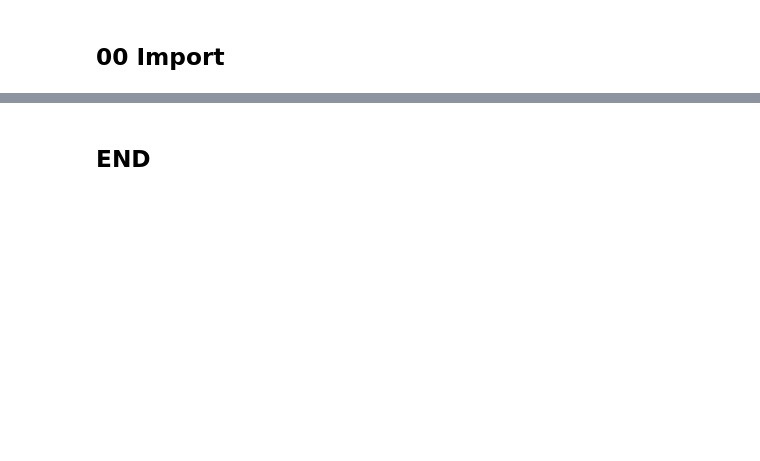
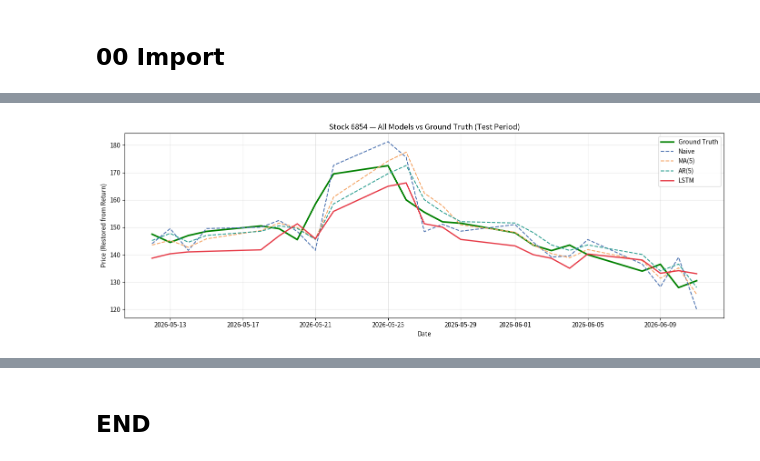
Before and after one commit to Chu-c-git/Automated_Trading_System, a Jupyter notebook: backend/trade/evaluation.ipynb, the cells around one changed output, grey strips where cells are left out. Cells and saved outputs as stored; diff of their text form; code cells hidden in the pictures; blank space fills up the shorter version.

```diff
--- a/backend/trade/evaluation.ipynb
+++ b/backend/trade/evaluation.ipynb
@@ -48 +275,50 @@ print(stock)
+# %%
+def plot_all_predictions(stock_code: str, close_wide, df_test,
+                         baseline_preds, lstm_preds, test_start: str):
+    col = f'close_{stock_code}'
+    close = close_wide[col]
+    test_close = close[close.index >= test_start]
+
+    colors = {
+        'Naive':   '#4C72B0',
+        'MA(5)':   '#F4A261',
+        'AR(5)':   '#2A9D8F',
+        'LSTM':    '#E63946',
+    }
+
+    fig, ax = plt.subplots(figsize=(14, 5))
+    ax.plot(test_close.index, test_close.values,
+            color='green', lw=2.5, label='Ground Truth')
+
+    # Baseline
+    for name, ret_pred in baseline_preds.items():
+        price_pred = ret_to_price(close, ret_pred.dropna())
+        ax.plot(price_pred.index, price_pred.values,
+                color=colors[name], lw=1.5, linestyle='--', label=name)
+
+    # LSTM
+    if stock_code in lstm_preds:
+        ret_pred = lstm_preds[stock_code].dropna()
+        price_pred = ret_to_price(close, ret_pred)
+        ax.plot(price_pred.index, price_pred.values,
+                color=colors['LSTM'], lw=2, linestyle='-', label='LSTM')
+
+    ax.set_title(f'Stock {stock_code} — All Models vs Ground Truth (Test Period)')
+    ax.set_xlabel('Date')
+    ax.set_ylabel('Price (Restored from Return)')
+    ax.legend()
+    ax.grid(alpha=0.3)
+    plt.tight_layout()
+    plt.show()
+
+plot_all_predictions(
+    stock_code="6854",
+    close_wide=close_wide,
+    df_test=df_test,
+    baseline_preds=get_baseline_preds(ret_wide["6854"], test_start="2026-05-12"),
+    lstm_preds=get_lstm_preds("半導體業", close_wide, X_train, X_test, y_scaler, df_test),
+    test_start="2026-05-12"
+)
+# %% [output]
+[figure, added]
 # %% [markdown]
```
Also changed, not shown: parts of 16 cells of this notebook, 4 other files.
